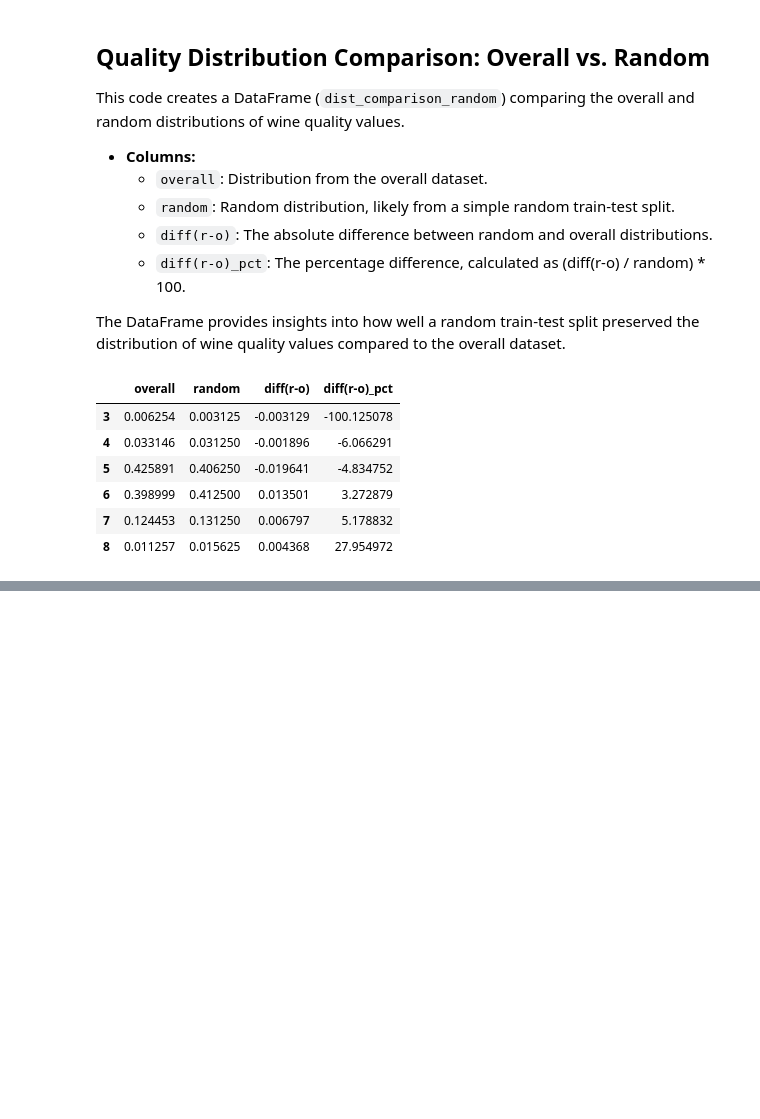
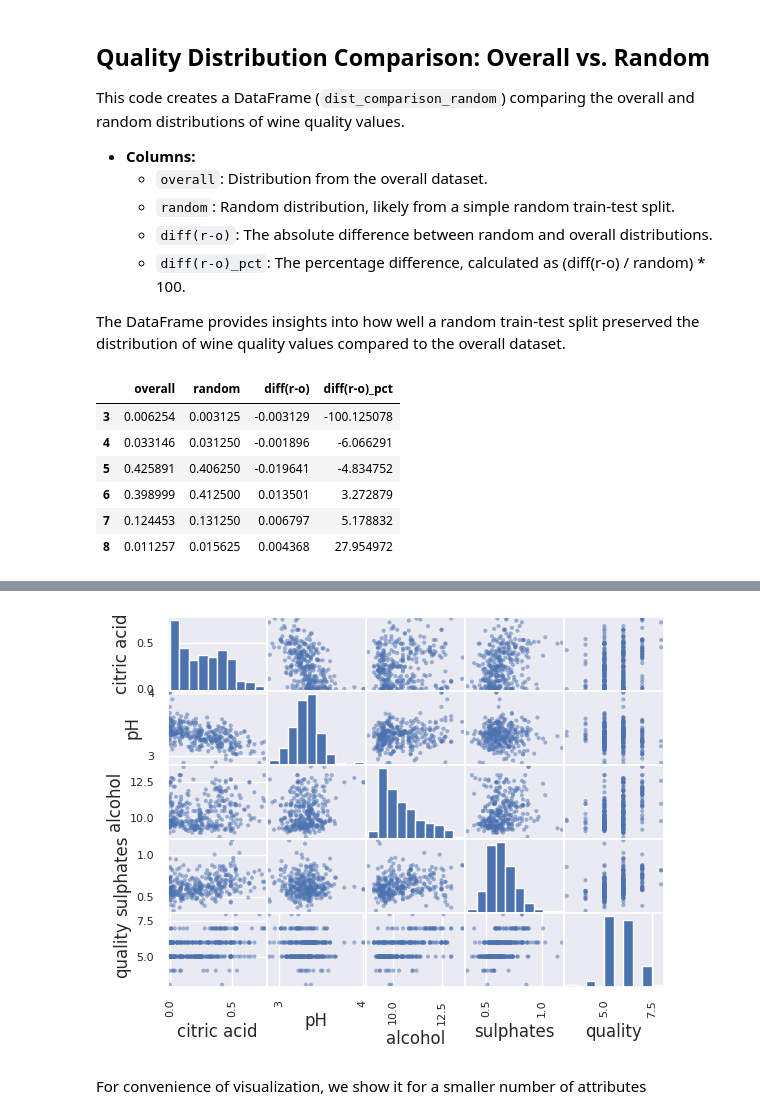
Before and after one commit to Matrixmang0/Machine-Learning-Practice, a Jupyter notebook: Week 1/The_Bigger_Picture.ipynb, the cells around one changed output, grey strips where cells are left out. Drawn from its saved outputs; the diff is of its cells as text; code cells hidden in the pictures; blank space fills up the shorter version.

```diff
--- a/Week 1/The_Bigger_Picture.ipynb
+++ b/Week 1/The_Bigger_Picture.ipynb
@@ -299,0 +398,8 @@ dist_comparison_random
+# %%
+from pandas.plotting import scatter_matrix
+attribute_list = ['citric acid', 'pH', 'alcohol', 'sulphates', 'quality']
+scatter_matrix(exploration_set[attribute_list]);
+# %% [output]
+[figure, added]
+# %% [markdown]
+For convenience of visualization, we show it for a smaller number of attributes
```
Also changed, not shown: parts of 22 cells of this notebook.
